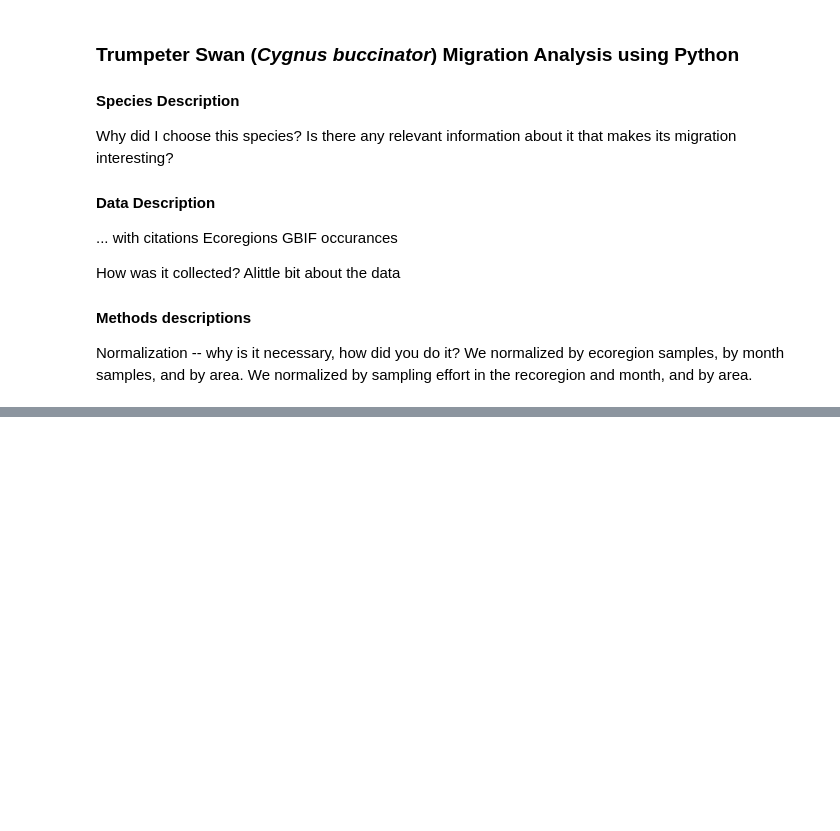
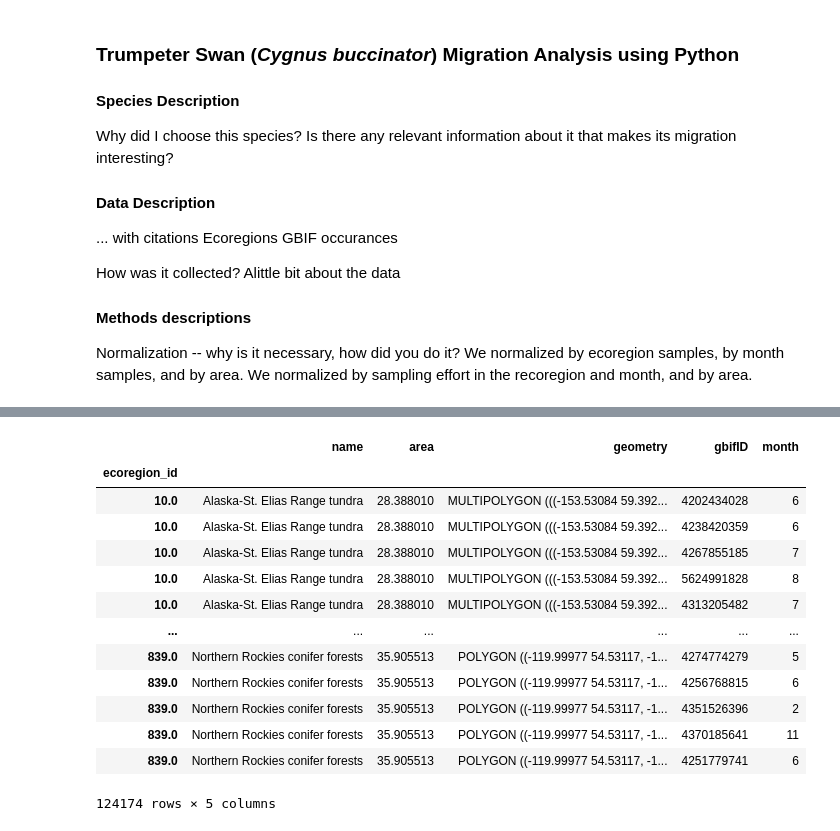
Before and after one commit to nym-veach/final-project-nym-veach, a Jupyter notebook: notebooks/trumpeter-swan-migration.ipynb, the cells around one changed output, grey strips where cells are left out. Saved outputs shown, nothing was run; the diff lists cells and outputs as text; code cells hidden in the pictures; blank space fills up the shorter version.

```diff
--- a/notebooks/trumpeter-swan-migration.ipynb
+++ b/notebooks/trumpeter-swan-migration.ipynb
@@ -42,0 +95,30 @@ swan_gbif_gdf
+# %%
+# Join both geodataframes together
+swan_gbif_ecoregion_gdf = (
+    eco_gdf
+    # Match the CRS of the GBIF data and the ecoregions
+    .to_crs(swan_gbif_gdf.crs)
+    # Find ecoregion for each observation
+    .sjoin(
+        swan_gbif_gdf,
+        how='inner',
+        predicate='contains')
+)
+
+# Call joined geodataframes
+swan_gbif_ecoregion_gdf
+# %% [output]
+|  | name | area | geometry | gbifID | month |
+| ecoregion_id |  |  |  |  |  |
+| 10.0 | Alaska-St. Elias Range tundra | 28.388010 | MULTIPOLYGON (((-153.53084 59.392... | 4202434028 | 6 |
+| 10.0 | Alaska-St. Elias Range tundra | 28.388010 | MULTIPOLYGON (((-153.53084 59.392... | 4238420359 | 6 |
+| 10.0 | Alaska-St. Elias Range tundra | 28.388010 | MULTIPOLYGON (((-153.53084 59.392... | 4267855185 | 7 |
+| 10.0 | Alaska-St. Elias Range tundra | 28.388010 | MULTIPOLYGON (((-153.53084 59.392... | 5624991828 | 8 |
+| 10.0 | Alaska-St. Elias Range tundra | 28.388010 | MULTIPOLYGON (((-153.53084 59.392... | 4313205482 | 7 |
+| ... | ... | ... | ... | ... | ... |
+| 839.0 | Northern Rockies conifer forests | 35.905513 | POLYGON ((-119.99977 54.53117, -1... | 4274774279 | 5 |
+| 839.0 | Northern Rockies conifer forests | 35.905513 | POLYGON ((-119.99977 54.53117, -1... | 4256768815 | 6 |
+| 839.0 | Northern Rockies conifer forests | 35.905513 | POLYGON ((-119.99977 54.53117, -1... | 4351526396 | 2 |
+| 839.0 | Northern Rockies conifer forests | 35.905513 | POLYGON ((-119.99977 54.53117, -1... | 4370185641 | 11 |
+| 839.0 | Northern Rockies conifer forests | 35.905513 | POLYGON ((-119.99977 54.53117, -1... | 4251779741 | 6 |
+124174 rows × 5 columns
```
Also changed, not shown: parts of 13 cells of this notebook.
